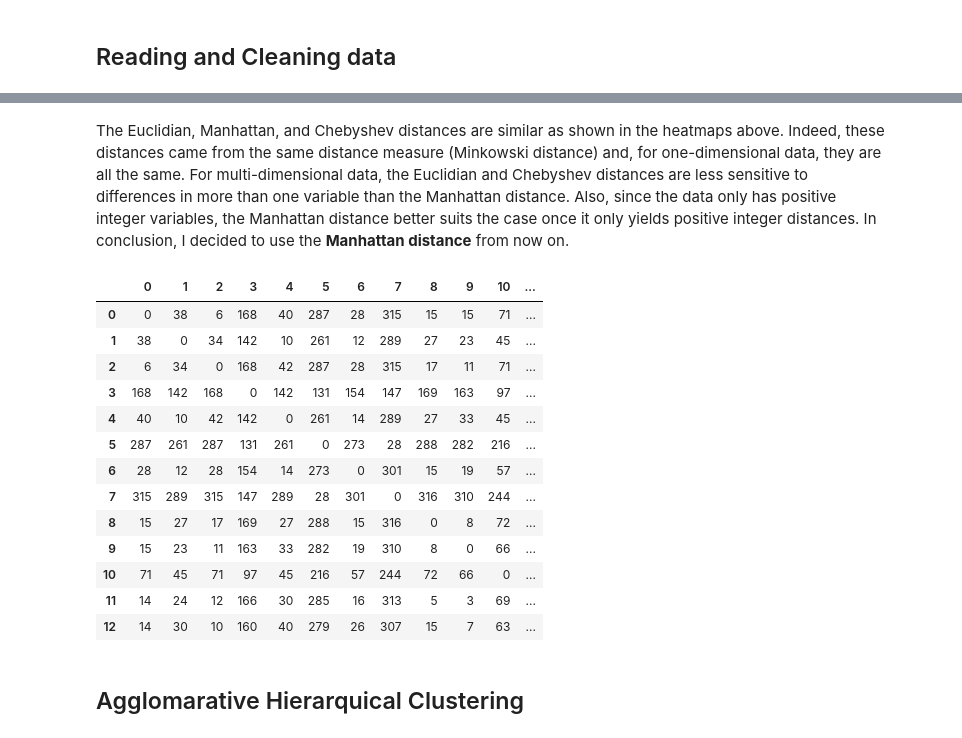
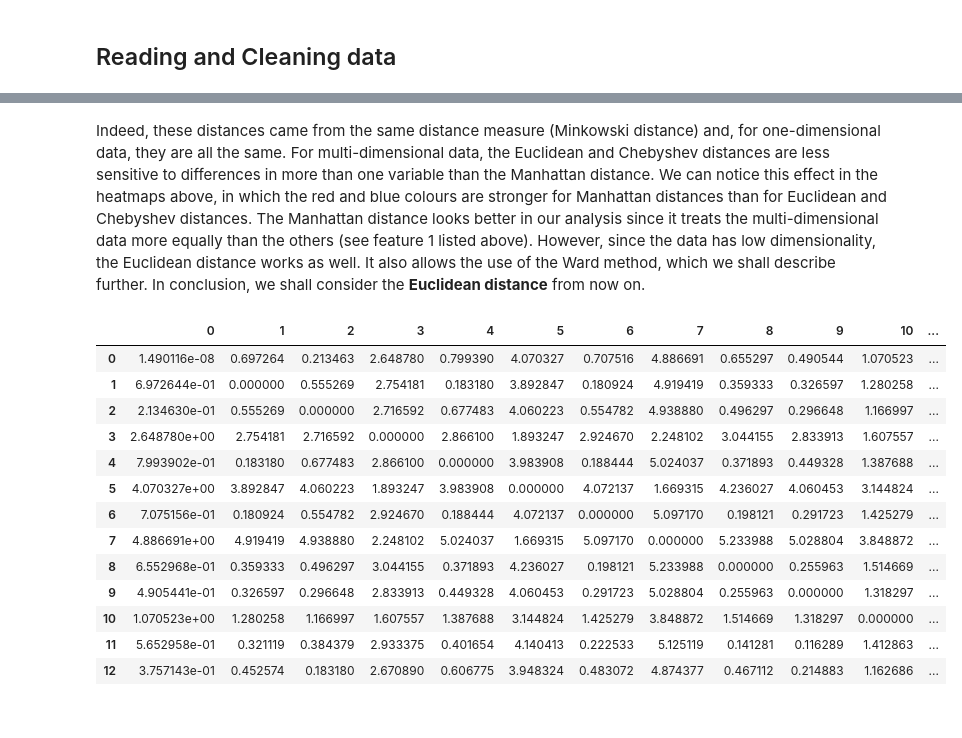
Before and after one commit to nicolaubruno/ML_projects, a Jupyter notebook: Data Science Jobs/Analysis.ipynb, the cells around one changed output, grey strips where cells are left out. Drawn from its saved outputs; the diff is of its cells as text; code cells hidden in the pictures.

```diff
--- a/Data Science Jobs/Analysis.ipynb
+++ b/Data Science Jobs/Analysis.ipynb
@@ -165,0 +167,3 @@ Since the maximum of each experience level are quite different
+# %%
+scaled_df = pd.DataFrame(StandardScaler().fit_transform(df), index = df.index, columns = df.columns)
+scaled_df
@@ -239,22 +264,20 @@ plt.tight_layout()
 # %% [markdown]
-The Euclidian, Manhattan, and Chebyshev distances are similar as shown in the heatmaps above. Indeed, these distances came from the same distance measure (Minkowski distance) and, for one-dimensional data, they are all the same. For multi-dimensional data, the Euclidian and Chebyshev distances are less sensitive to differences in more than one variable than the Manhattan distance. Also, since the data only has positive integer variables, the Manhattan distance better suits the case once it only yields positive integer distances. In conclusion, I decided to use the **Manhattan distance** from now on.
+Indeed, these distances came from the same distance measure (Minkowski distance) and, for one-dimensional data, they are all the same. For multi-dimensional data, the Euclidean and Chebyshev distances are less sensitive to differences in more than one variable than the Manhattan distance. We can notice this effect in the heatmaps above, in which the red and blue colours are stronger for Manhattan distances than for Euclidean and Chebyshev distances. The Manhattan distance looks better in our analysis since it treats the multi-dimensional data more equally than the others (see feature 1 listed above). However, since the data has low dimensionality, the Euclidean distance works as well. It also allows the use of the Ward method, which we shall describe further. In conclusion, we shall consider the **Euclidean distance** from now on.
 # %%
-proximity_matrix = pd.DataFrame(pairwise_distances(df, metric = 'manhattan'), dtype = 'int64')
+proximity_matrix = pd.DataFrame(pairwise_distances(scaled_df, metric = 'euclidean'))
 pd.merge(proximity_matrix, pd.DataFrame(df.index), how = 'outer', left_index = True, right_index = True)
 # %% [output]
 |  | 0 | 1 | 2 | 3 | 4 | 5 | 6 | 7 | 8 | 9 | 10 | ... |
-| 0 | 0 | 38 | 6 | 168 | 40 | 287 | 28 | 315 | 15 | 15 | 71 | ... |
-| 1 | 38 | 0 | 34 | 142 | 10 | 261 | 12 | 289 | 27 | 23 | 45 | ... |
-| 2 | 6 | 34 | 0 | 168 | 42 | 287 | 28 | 315 | 17 | 11 | 71 | ... |
-| 3 | 168 | 142 | 168 | 0 | 142 | 131 | 154 | 147 | 169 | 163 | 97 | ... |
-| 4 | 40 | 10 | 42 | 142 | 0 | 261 | 14 | 289 | 27 | 33 | 45 | ... |
-| 5 | 287 | 261 | 287 | 131 | 261 | 0 | 273 | 28 | 288 | 282 | 216 | ... |
-| 6 | 28 | 12 | 28 | 154 | 14 | 273 | 0 | 301 | 15 | 19 | 57 | ... |
-| 7 | 315 | 289 | 315 | 147 | 289 | 28 | 301 | 0 | 316 | 310 | 244 | ... |
-| 8 | 15 | 27 | 17 | 169 | 27 | 288 | 15 | 316 | 0 | 8 | 72 | ... |
-| 9 | 15 | 23 | 11 | 163 | 33 | 282 | 19 | 310 | 8 | 0 | 66 | ... |
-| 10 | 71 | 45 | 71 | 97 | 45 | 216 | 57 | 244 | 72 | 66 | 0 | ... |
-| 11 | 14 | 24 | 12 | 166 | 30 | 285 | 16 | 313 | 5 | 3 | 69 | ... |
-| 12 | 14 | 30 | 10 | 160 | 40 | 279 | 26 | 307 | 15 | 7 | 63 | ... |
+| 0 | 1.490116e-08 | 0.697264 | 0.213463 | 2.648780 | 0.799390 | 4.070327 | 0.707516 | 4.886691 | 0.655297 | 0.490544 | 1.070523 | ... |
+| 1 | 6.972644e-01 | 0.000000 | 0.555269 | 2.754181 | 0.183180 | 3.892847 | 0.180924 | 4.919419 | 0.359333 | 0.326597 | 1.280258 | ... |
+| 2 | 2.134630e-01 | 0.555269 | 0.000000 | 2.716592 | 0.677483 | 4.060223 | 0.554782 | 4.938880 | 0.496297 | 0.296648 | 1.166997 | ... |
+| 3 | 2.648780e+00 | 2.754181 | 2.716592 | 0.000000 | 2.866100 | 1.893247 | 2.924670 | 2.248102 | 3.044155 | 2.833913 | 1.607557 | ... |
+| 4 | 7.993902e-01 | 0.183180 | 0.677483 | 2.866100 | 0.000000 | 3.983908 | 0.188444 | 5.024037 | 0.371893 | 0.449328 | 1.387688 | ... |
+| 5 | 4.070327e+00 | 3.892847 | 4.060223 | 1.893247 | 3.983908 | 0.000000 | 4.072137 | 1.669315 | 4.236027 | 4.060453 | 3.144824 | ... |
+| 6 | 7.075156e-01 | 0.180924 | 0.554782 | 2.924670 | 0.188444 | 4.072137 | 0.000000 | 5.097170 | 0.198121 | 0.291723 | 1.425279 | ... |
+| 7 | 4.886691e+00 | 4.919419 | 4.938880 | 2.248102 | 5.024037 | 1.669315 | 5.097170 | 0.000000 | 5.233988 | 5.028804 | 3.848872 | ... |
+| 8 | 6.552968e-01 | 0.359333 | 0.496297 | 3.044155 | 0.371893 | 4.236027 | 0.198121 | 5.233988 | 0.000000 | 0.255963 | 1.514669 | ... |
+| 9 | 4.905441e-01 | 0.326597 | 0.296648 | 2.833913 | 0.449328 | 4.060453 | 0.291723 | 5.028804 | 0.255963 | 0.000000 | 1.318297 | ... |
+| 10 | 1.070523e+00 | 1.280258 | 1.166997 | 1.607557 | 1.387688 | 3.144824 | 1.425279 | 3.848872 | 1.514669 | 1.318297 | 0.000000 | ... |
+| 11 | 5.652958e-01 | 0.321119 | 0.384379 | 2.933375 | 0.401654 | 4.140413 | 0.222533 | 5.125119 | 0.141281 | 0.116289 | 1.412863 | ... |
+| 12 | 3.757143e-01 | 0.452574 | 0.183180 | 2.670890 | 0.606775 | 3.948324 | 0.483072 | 4.874377 | 0.467112 | 0.214883 | 1.162686 | ... |
-# %% [markdown]
-## Agglomarative Hierarquical Clustering
```
Also changed, not shown: parts of 27 cells of this notebook, 1 other file.
